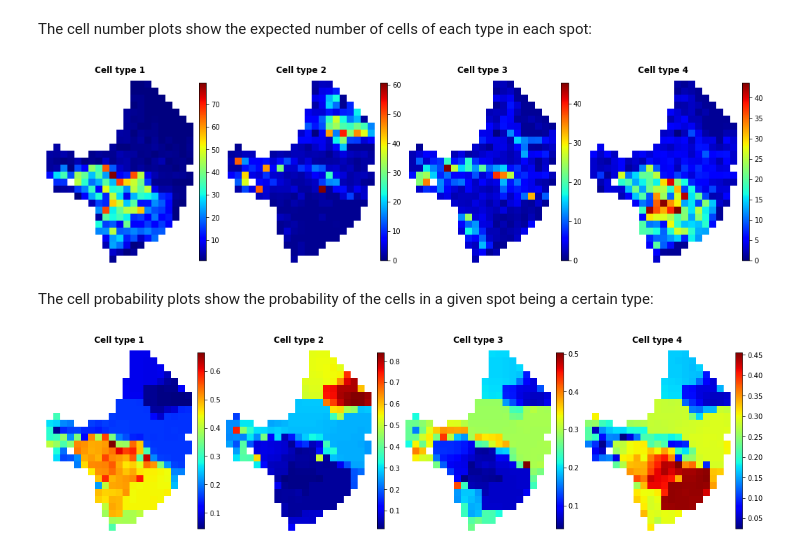
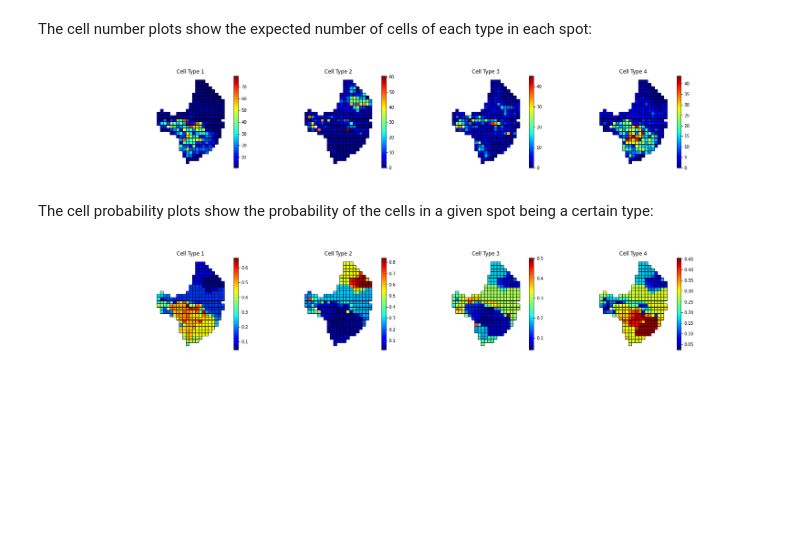
Before and after one commit to tansey-lab/bayestme, a Jupyter notebook: notebooks/deconvolution.ipynb, the cells around one changed output. Saved outputs shown, nothing was run; the diff lists cells and outputs as text; code cells hidden in the pictures; blank space fills up the shorter version.

```diff
--- a/notebooks/deconvolution.ipynb
+++ b/notebooks/deconvolution.ipynb
@@ -72,12 +69,12 @@ Plot saved as ./deconvolution_plots/cell_probability.png
 # %% [markdown]
 The cell number plots show the expected number of cells of each type in each spot:
 # %%
-Image('./deconvolution_plots/cell_number.png')
+Image('./deconvolution_plots/cell_type_counts.png')
 # %% [output]
-[figure, old version]
+[figure, new version]
 # %% [markdown]
 The cell probability plots show the probability of the cells in a given spot being a certain type:
 # %%
-Image('./deconvolution_plots/cell_probability.png')
+Image('./deconvolution_plots/cell_type_probabilities.png')
 # %% [output]
-[figure, old version]
+[figure, new version]
```
Also changed, not shown: parts of 2 cells of this notebook, 10 other files.
